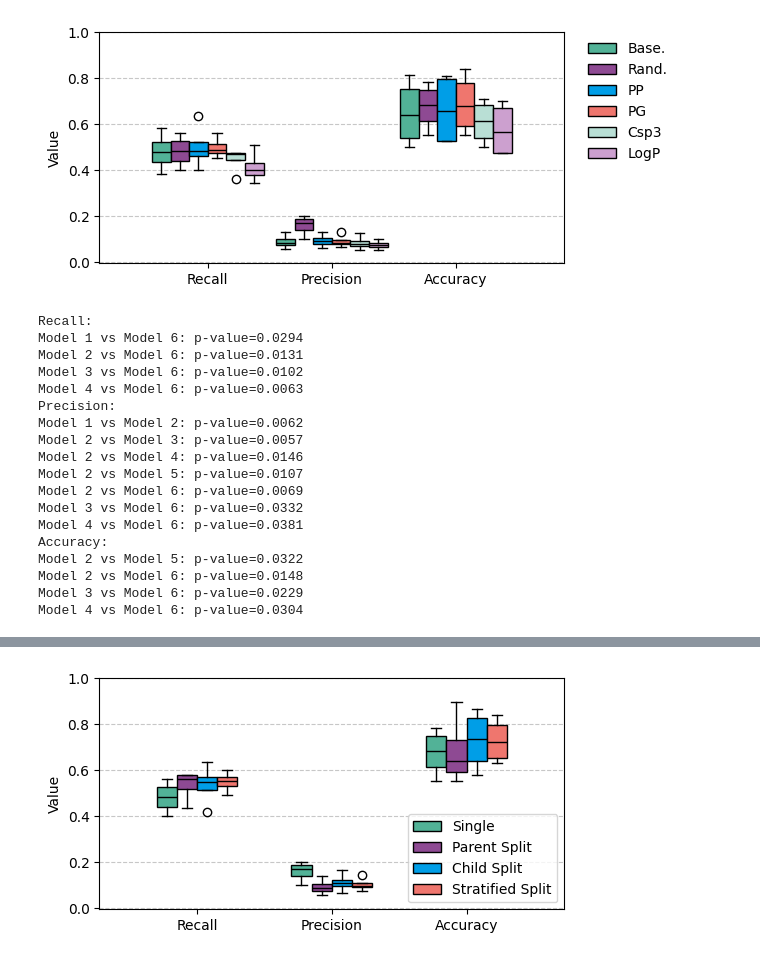
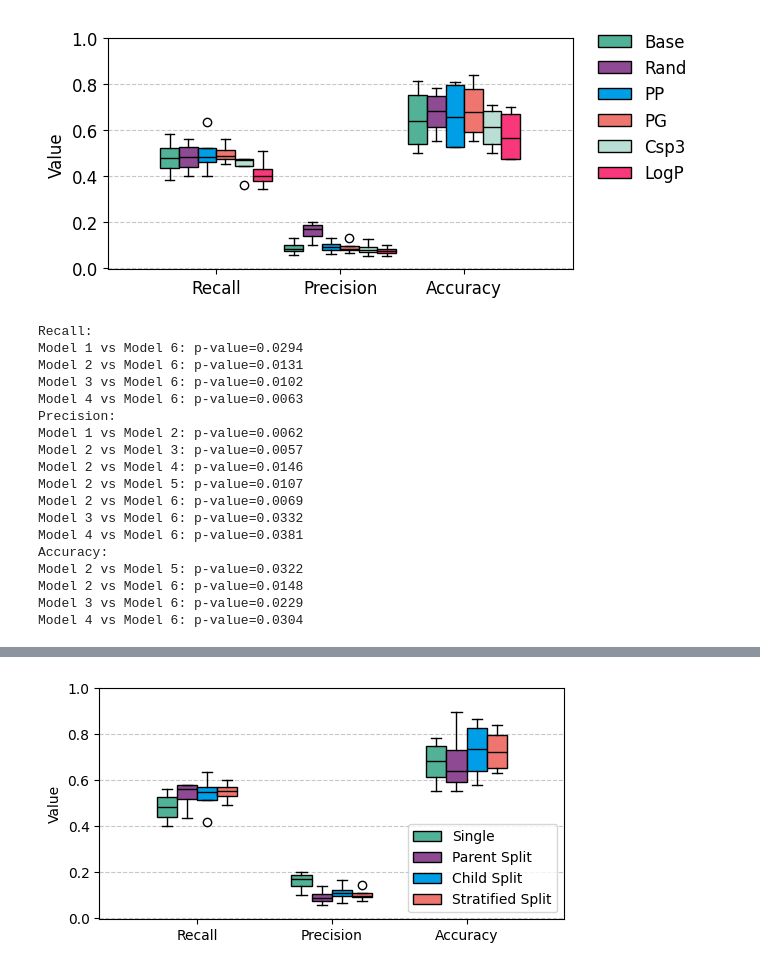
Before and after one commit to tsofiac/LAGOM, a Jupyter notebook: for_article/boxplots_article.ipynb, the cells around one changed output, grey strips where cells are left out. Saved outputs shown, nothing was run; the diff lists cells and outputs as text; code cells hidden in the pictures.

```diff
--- a/for_article/boxplots_article.ipynb
+++ b/for_article/boxplots_article.ipynb
@@ -21,7 +21,7 @@ def multi_boxplot(data, xlabel, ylabel, xticks, labels, location, save_figure=No
     plt.figure(figsize=(6,3)) #(6,3) #(5, 2.5)
 
     # colour_scheme = ['lightblue', 'orange', 'mediumseagreen', 'orchid']
-    colour_scheme = ['#52B297', '#8E4A93', '#009EE7', '#EF766E', '#B9DFD5', '#CCA0CF']
+    colour_scheme = ['#52B297', '#8E4A93', '#009EE7', '#EF766E', '#B9DFD5', '#F9377B']
 
     # Set the width of each box
     box_width = 0.15
@@ -87,35 +87,35 @@ r_chemf_base_05, p_chemf_base_05, s1_chemf_base_05, _  = score_result('../evalua
 r_chemf_PP_0, p_chemf_PP_0, s1_chemf_PP_0, _  = score_result('../evaluation/accio/result_chemf_PP_0.csv', bs, False)
 r_chemf_PG_0, p_chemf_PG_0, s1_chemf_PG_0, _  = score_result('../evaluation/accio/result_chemf_PG_0.csv', bs, False)
 r_chemf_csp3_0, p_chemf_csp3_0, s1_chemf_csp3_0, _  = score_result('../evaluation/accio/result_chemf_csp3_0.csv', bs, False)
 r_chemf_logp_0, p_chemf_logp_0, s1_chemf_logp_0, _  = score_result('../evaluation/accio/result_chemf_logp_0.csv', bs, False)
 
 base_0 = [r_chemf_base_0[-2], p_chemf_base_0[-2], s1_chemf_base_0[-2]]
 base_05 = [r_chemf_base_05[-2], p_chemf_base_05[-2], s1_chemf_base_05[-2]]
 PP = [r_chemf_PP_0[-2], p_chemf_PP_0[-2], s1_chemf_PP_0[-2]]
 PG = [r_chemf_PG_0[-2], p_chemf_PG_0[-2], s1_chemf_PG_0[-2]]
 csp3 = [r_chemf_csp3_0[-2], p_chemf_csp3_0[-2], s1_chemf_csp3_0[-2]]
 logp = [r_chemf_logp_0[-2], p_chemf_logp_0[-2], s1_chemf_logp_0[-2]]
 
 xlabel = None
 xticks = ['Recall', 'Precision', 'Accuracy'] # Top 10
-labels = ['Base.', 'Rand.', 'PP', 'PG', 'Csp3', 'LogP']
+labels = ['Base', 'Rand', 'PP', 'PG', 'Csp3', 'LogP']
 
 ylabel = 'Value'
 data = [base_0, base_05, PP, PG, csp3, logp]
 multi_boxplot(data, xlabel, ylabel, xticks, labels, 'complex', 'augmentation', 1)
 
 r = [r_chemf_base_0[-2], r_chemf_base_05[-2], r_chemf_PP_0[-2], r_chemf_PG_0[-2], r_chemf_csp3_0[-2], r_chemf_logp_0[-2]]
 p = [p_chemf_base_0[-2], p_chemf_base_05[-2], p_chemf_PP_0[-2], p_chemf_PG_0[-2], p_chemf_csp3_0[-2], p_chemf_logp_0[-2]]
 s1 = [s1_chemf_base_0[-2], s1_chemf_base_05[-2], s1_chemf_PP_0[-2], s1_chemf_PG_0[-2], s1_chemf_csp3_0[-2], s1_chemf_logp_0[-2]]
 print('Recall:')
 ttest(r)
 print('Precision:')
 ttest(p)
 # wilcoxon_test(p)
 print('Accuracy:')
 ttest(s1)
 # %% [output]
-[figure, old version]
+[figure, new version]
 Recall:
 Model 1 vs Model 6: p-value=0.0294
 Model 2 vs Model 6: p-value=0.0131
```
Also changed, not shown: parts of 1 cell of this notebook.
